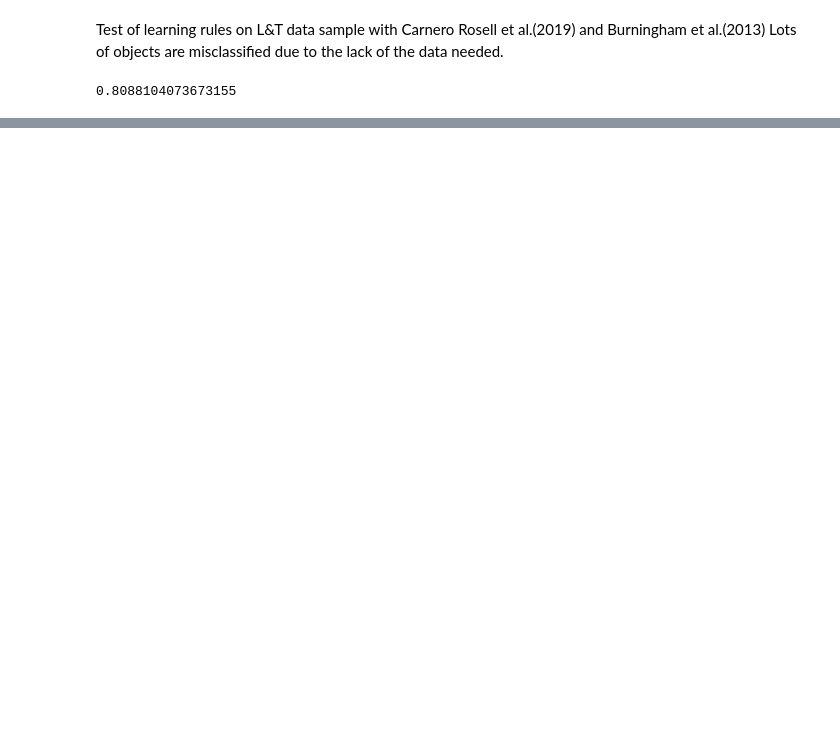
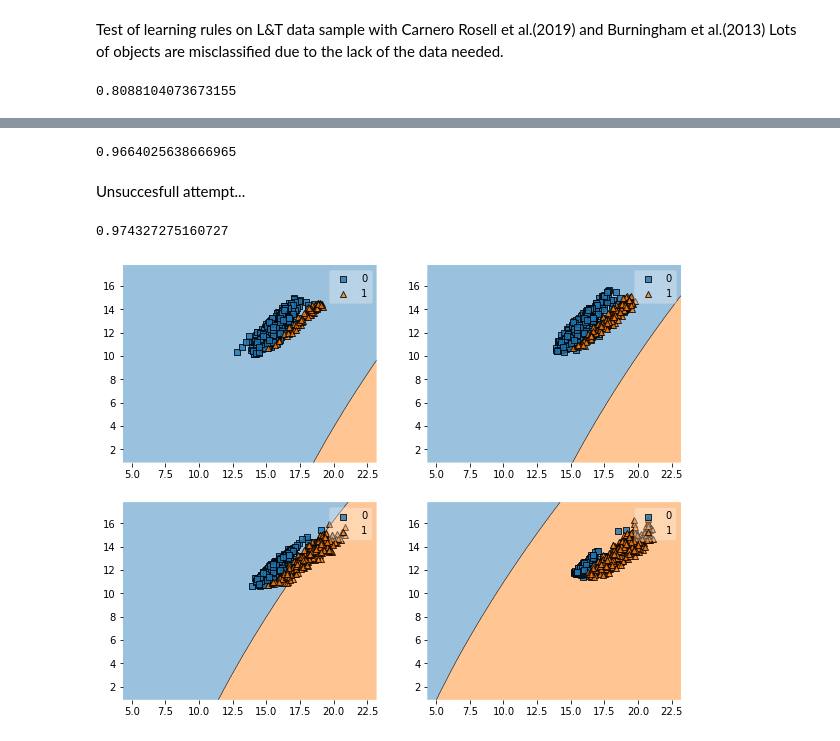
Before and after one commit to iamaleksandra/Brown-Dwarfs-NN, a Jupyter notebook: bd.ipynb, the cells around one changed output, grey strips where cells are left out. Cells and saved outputs as stored; diff of their text form; code cells hidden in the pictures; blank space fills up the shorter version.

```diff
--- a/bd.ipynb
+++ b/bd.ipynb
@@ -111,0 +152,13 @@ for i, ax in enumerate(axarr.flat):
+# %%
+X_train, x_temp, y_train, y_temp = train_test_split(X, y, test_size=0.4, random_state=123)
+x_val, x_test, y_val, y_test = train_test_split(x_temp, y_temp, test_size=0.5, random_state=123)
+# %%
+model_rf = RandomForestClassifier()
+model_rf.fit(X_train, y_train)
+y_pred_rf = model_rf.predict(x_val)
+corr_rf = matthews_corrcoef(y_pred_rf, y_val)
+print(corr_rf)
+# %% [output]
+0.9664025638666965
+# %% [markdown]
+Unsuccesfull attempt...
@@ -111,0 +167,22 @@ for i, ax in enumerate(axarr.flat):
+# %%
+svc_clf = svm.SVC(kernel='rbf', class_weight='balanced')
+svc_clf.fit(X, y)
+y_pred_rf = svc_clf.predict(x_val)
+corr_rf = matthews_corrcoef(y_pred_rf, y_val)
+print(corr_rf)
+# %% [output]
+0.974327275160727
+# %%
+features = [3,9]
+
+dict_v = {i:[np.quantile(X_train[:,i], 0.4), np.quantile(X_train[:,i], 0.5), np.quantile(X_train[:,i], 0.6),np.quantile(X_train[:,i], 0.75)] for i in range(len(X_train[0])) if i not in features}
+dict_vv = {i:X_train.std(0)[i] for i in range(len(X_train[0])) if i not in features}
+# %%
+fig, axarr = plt.subplots(2, 2, figsize=(10,8), sharex=True, sharey=True)
+for i, ax in enumerate(axarr.flat):
+    plot_decision_regions(X_train, np.array([int(i) for i in y_train.to_list()]), clf=svc_clf,
+                      feature_index=features,
+                      filler_feature_values={x:dict_v[x][i] for x in range(len(X_train[0])) if x not in features},
+                      filler_feature_ranges=dict_vv,ax=ax)
+# %% [output]
+[figure, added]
```
Also changed, not shown: parts of 11 cells of this notebook, 1 other file.
